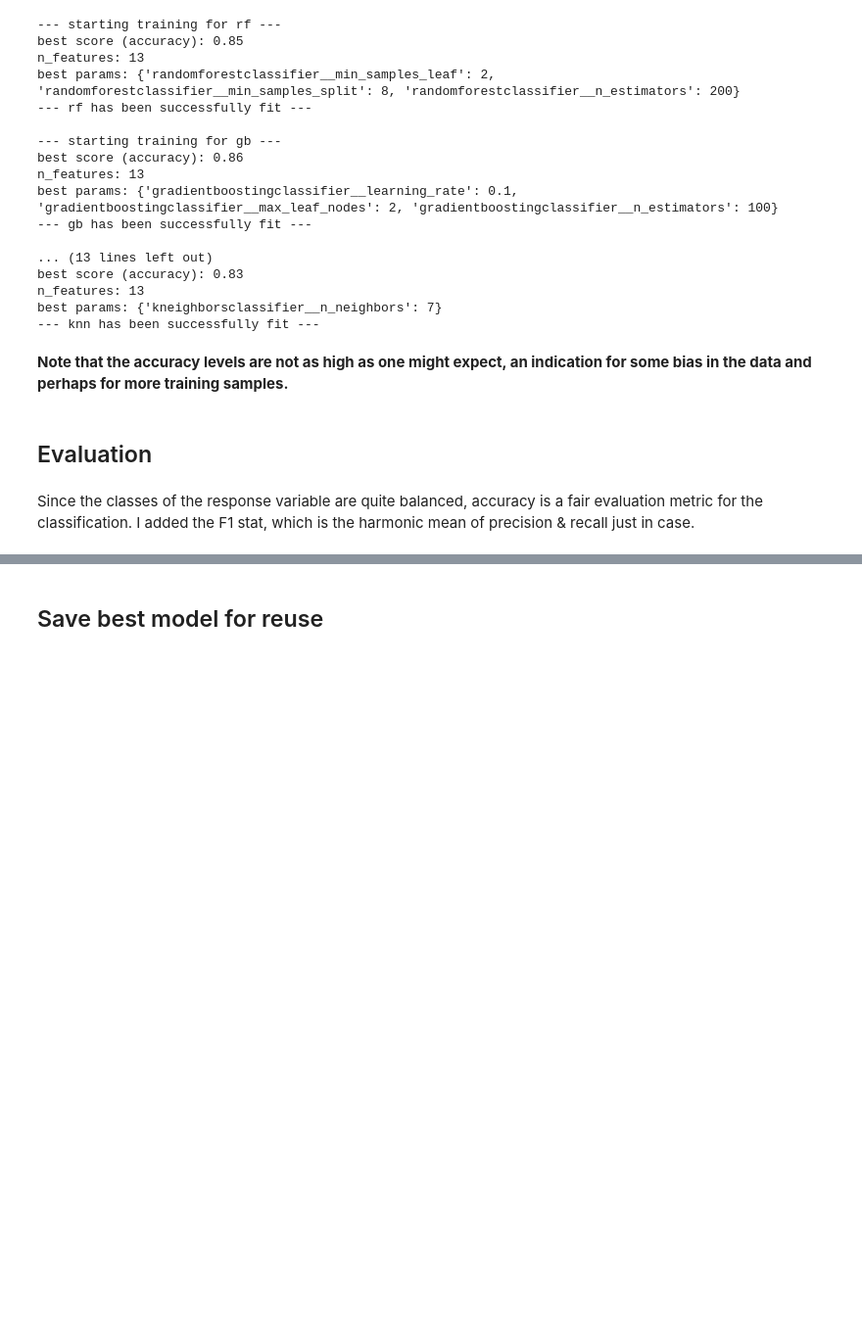
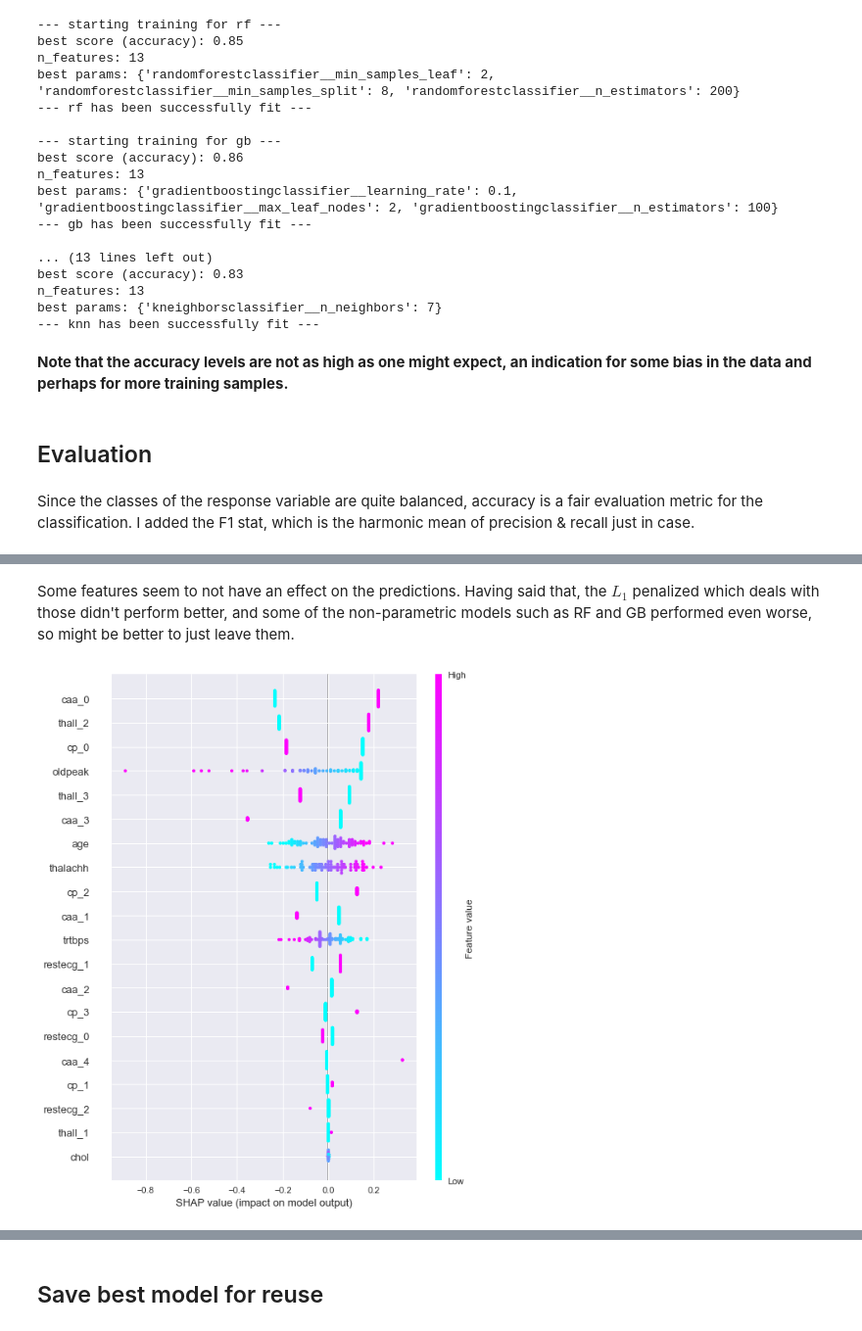
Before and after one commit to hen-f/ML-doodles, a Jupyter notebook: heart_attack_classification.ipynb, the cells around one changed output, grey strips where cells are left out. Shown at 98% size. Saved outputs shown, nothing was run; the diff lists cells and outputs as text; code cells hidden in the pictures; blank space fills up the shorter version.

```diff
--- a/heart_attack_classification.ipynb
+++ b/heart_attack_classification.ipynb
@@ -288,0 +360,6 @@ y_pred = best_model.predict(X_test)
+# %% [markdown]
+Some features seem to not have an effect on the predictions. Having said that, the $L_1$ penalized which deals with those didn't perform better, and some of the non-parametric models such as RF and GB performed even worse, so might be better to just leave them.
+# %%
+shap.summary_plot(shap_values, X_test_encoded, cmap='cool')
+# %% [output]
+[figure, added]
```
Also changed, not shown: parts of 22 cells of this notebook, 1 other file.
